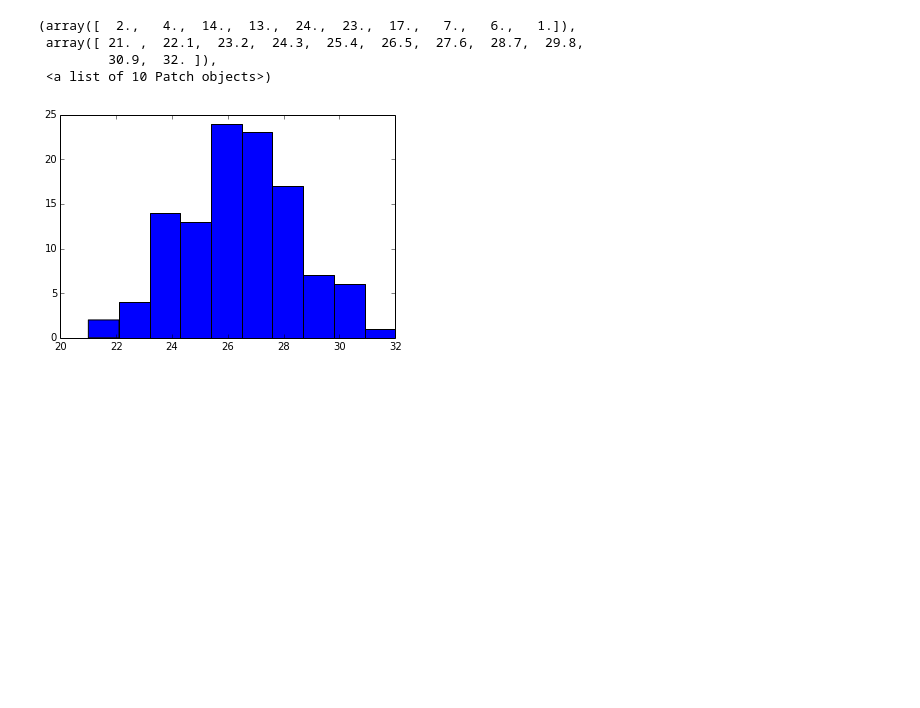
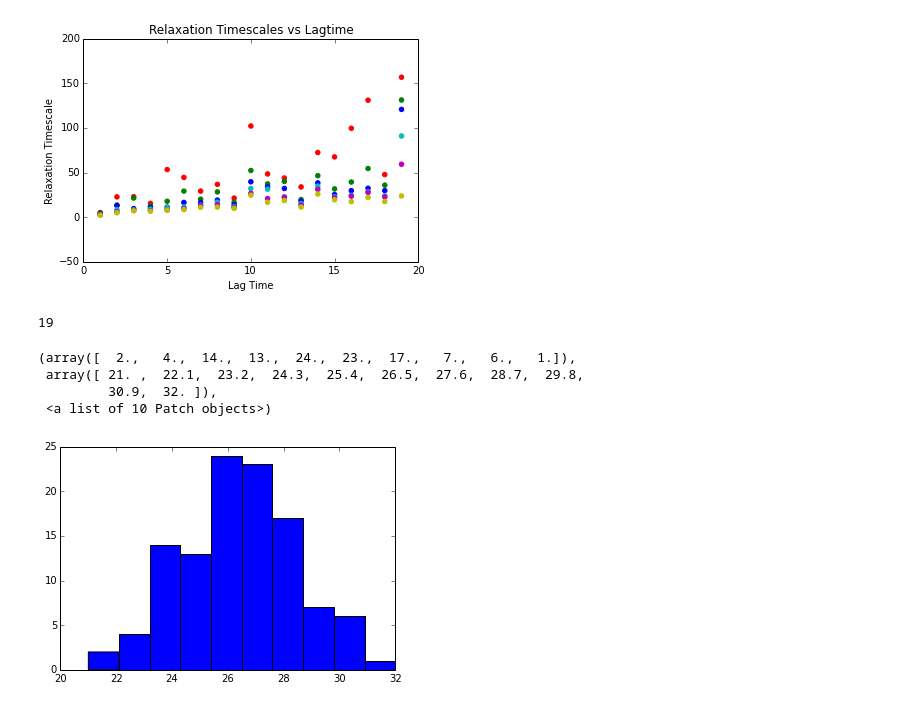
Before and after one commit to ChayaSt/exacycleGPCR, a Jupyter notebook: analysis/MSMbuildGPCR.ipynb, the cells around one changed output. Cells and saved outputs as stored; diff of their text form; code cells hidden in the pictures; blank space fills up the shorter version.

```diff
--- a/analysis/MSMbuildGPCR.ipynb
+++ b/analysis/MSMbuildGPCR.ipynb
@@ -27,0 +79,9 @@ tlength=[tlist[i].n_frames for i in range(len(tlist))]
+# %%
+time_scales={}
+lag_times=range(1,25)
+for lag_time in lag_times:
+    pipeline=Pipeline([('cluster', KCenters(metric=md.rmsd,n_clusters=16)),('msm',MarkovStateModel(lag_time=lag_time))])
+    pipeline.fit(tlist)
+    timescales=pipeline.steps[1][1].timescales_
+    time_scales[lag_time]=timescales
+    print('n_states=%d\tlag_time=%d\ttimescales=%s' % (16, lag_time, timescales))
@@ -28,3 +106,24 @@ tlength=[tlist[i].n_frames for i in range(len(tlist))]
+# %%
+colors = list("rgbcmykr")
+timescales=[0]*6
+for n in range(6):
+    timescales[n]=[]
+    for m in range(1,20):
+        timescales[n].append(time_scales[m][n])
+
+for i in range(len(timescales)):
+    scatter(lag_times[:19], timescales[i], color=colors[i])
+title('Relaxation Timescales vs Lagtime')
+xlabel('Lag Time')
+ylabel('Relaxation Timescale')
+savefig('Kcenters_16clusters_pipeline.pdf')
+# %% [output]
+[figure, added]
+# %%
+len(timescales[0])
+print len
+# %% [output]
+19
 # %%
 hist(tlength)
 # %% [output]
```
Also changed, not shown: parts of 9 cells of this notebook, 5 other files.
